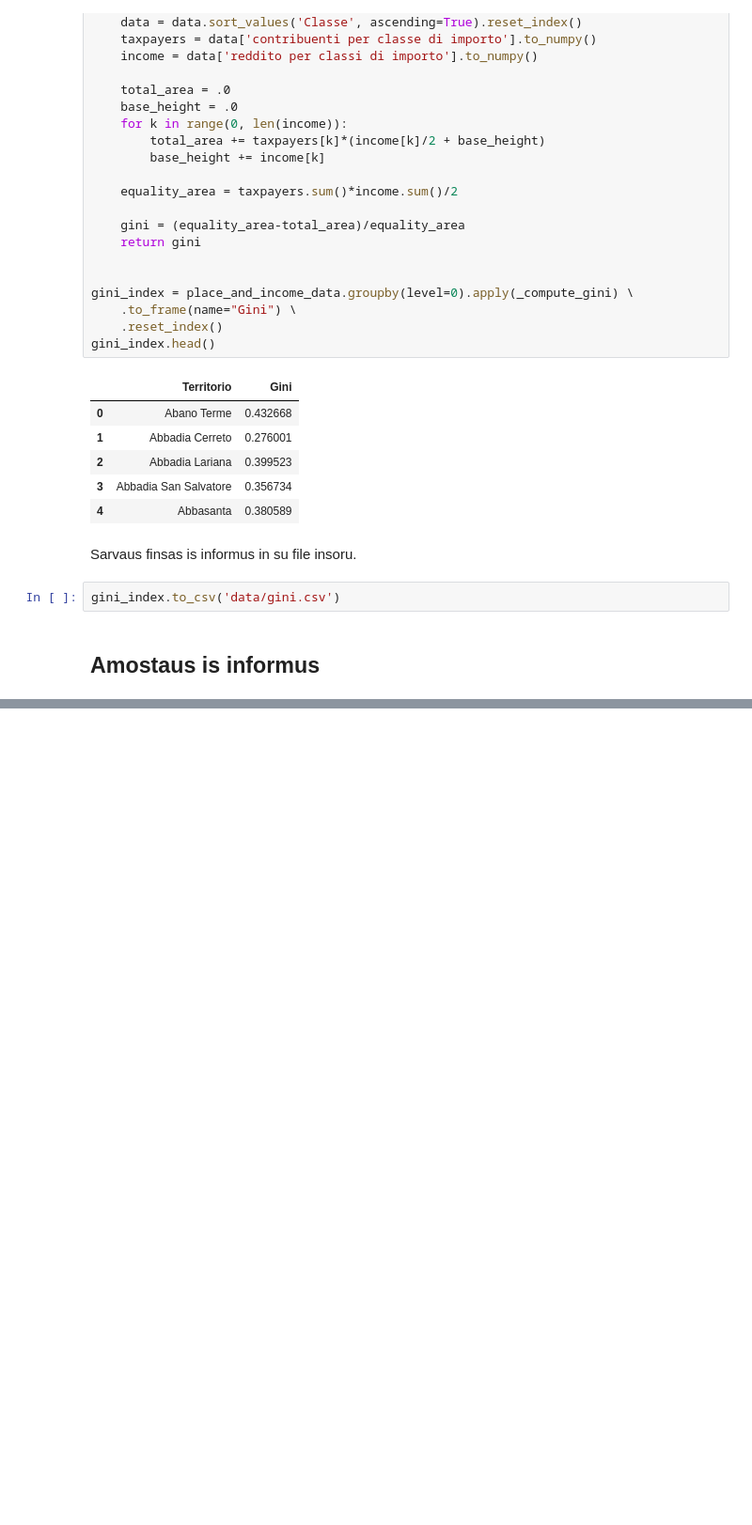
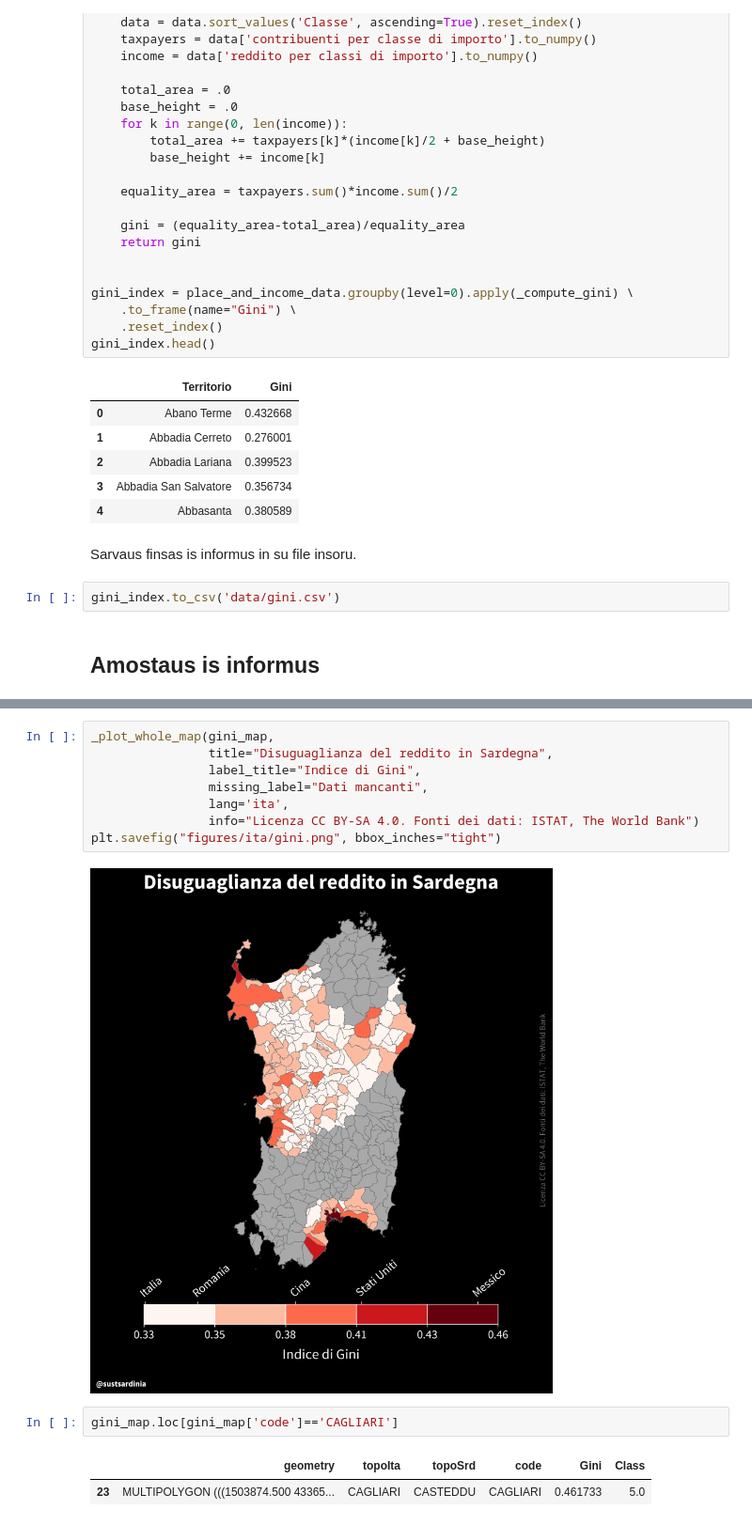
Before and after one commit to sustainablesardinia/educational-poverty, a Jupyter notebook: Gini.ipynb, the cells around one changed output, grey strips where cells are left out. Shown at 94% size. Drawn from its saved outputs; the diff is of its cells as text; blank space fills up the shorter version.

```diff
--- a/Gini.ipynb
+++ b/Gini.ipynb
@@ -230,0 +312,15 @@ _plot_whole_map(gini_map, "Disagualanza de arrenda in Sardìnnia", "Ìndixi de G
+# %%
+_plot_whole_map(gini_map,
+                title="Disuguaglianza del reddito in Sardegna",
+                label_title="Indice di Gini",
+                missing_label="Dati mancanti",
+                lang='ita',
+                info="Licenza CC BY-SA 4.0. Fonti dei dati: ISTAT, The World Bank")
+plt.savefig("figures/ita/gini.png", bbox_inches="tight")
+# %% [output]
+[figure, added]
+# %%
+gini_map.loc[gini_map['code']=='CAGLIARI']
+# %% [output]
+|  | geometry | topoIta | topoSrd | code | Gini | Class |
+| 23 | MULTIPOLYGON (((1503874.500 43365... | CAGLIARI | CASTEDDU | CAGLIARI | 0.461733 | 5.0 |
```
Also changed, not shown: parts of 6 cells of this notebook, 1 other file.
